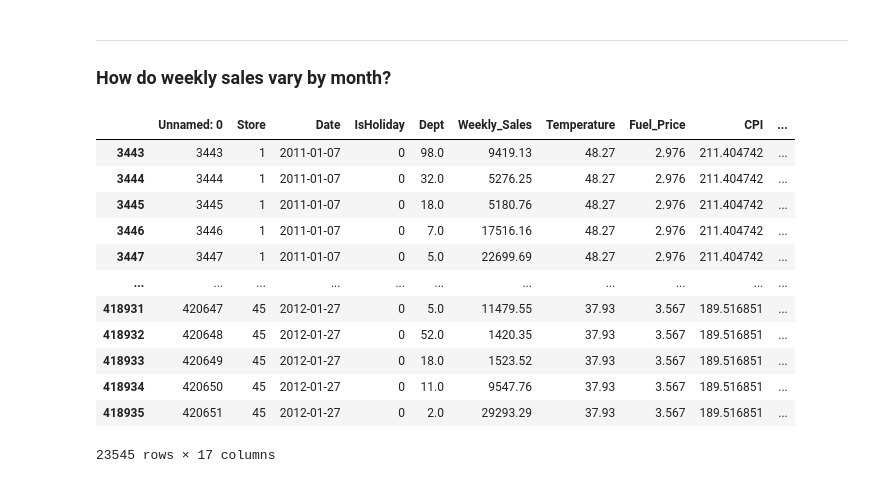
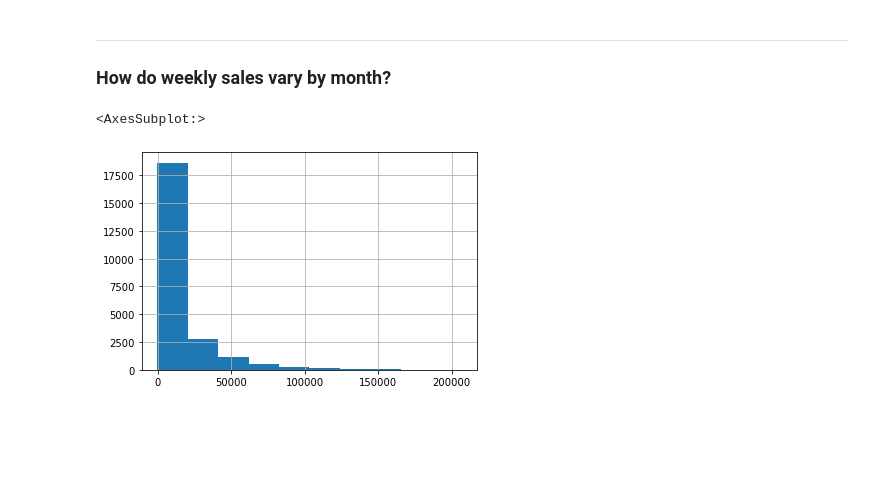
Before and after one commit to joann-balraj/Walmart_Analysis, a Jupyter notebook: Workbook.ipynb, the cells around one changed output. Saved outputs shown, nothing was run; the diff lists cells and outputs as text; code cells hidden in the pictures; blank space fills up the shorter version.

```diff
--- a/Workbook.ipynb
+++ b/Workbook.ipynb
@@ -147,20 +147,3 @@ holiday.Weekly_Sales.count()
 ____
 
 ### How do weekly sales vary by month?
-# %%
-January = df[df['Month']==1]
-February = df[df['Month']==2]
-# %% [output]
-|  | Unnamed: 0 | Store | Date | IsHoliday | Dept | Weekly_Sales | Temperature | Fuel_Price | CPI | ... |
-| 3443 | 3443 | 1 | 2011-01-07 | 0 | 98.0 | 9419.13 | 48.27 | 2.976 | 211.404742 | ... |
-| 3444 | 3444 | 1 | 2011-01-07 | 0 | 32.0 | 5276.25 | 48.27 | 2.976 | 211.404742 | ... |
-| 3445 | 3445 | 1 | 2011-01-07 | 0 | 18.0 | 5180.76 | 48.27 | 2.976 | 211.404742 | ... |
-| 3446 | 3446 | 1 | 2011-01-07 | 0 | 7.0 | 17516.16 | 48.27 | 2.976 | 211.404742 | ... |
-| 3447 | 3447 | 1 | 2011-01-07 | 0 | 5.0 | 22699.69 | 48.27 | 2.976 | 211.404742 | ... |
-| ... | ... | ... | ... | ... | ... | ... | ... | ... | ... | ... |
-| 418931 | 420647 | 45 | 2012-01-27 | 0 | 5.0 | 11479.55 | 37.93 | 3.567 | 189.516851 | ... |
-| 418932 | 420648 | 45 | 2012-01-27 | 0 | 52.0 | 1420.35 | 37.93 | 3.567 | 189.516851 | ... |
-| 418933 | 420649 | 45 | 2012-01-27 | 0 | 18.0 | 1523.52 | 37.93 | 3.567 | 189.516851 | ... |
-| 418934 | 420650 | 45 | 2012-01-27 | 0 | 11.0 | 9547.76 | 37.93 | 3.567 | 189.516851 | ... |
-| 418935 | 420651 | 45 | 2012-01-27 | 0 | 2.0 | 29293.29 | 37.93 | 3.567 | 189.516851 | ... |
-23545 rows × 17 columns
@@ -166,0 +163,5 @@ February = df[df['Month']==2]
+# %%
+January.Weekly_Sales.hist()
+# %% [output]
+<AxesSubplot:>
+[figure, added]
```
Also changed, not shown: parts of 4 cells of this notebook.
